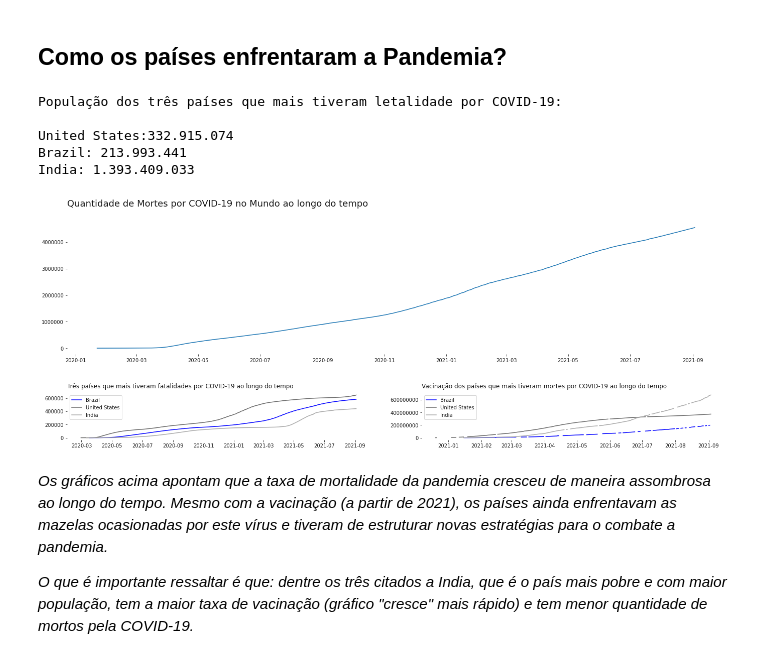
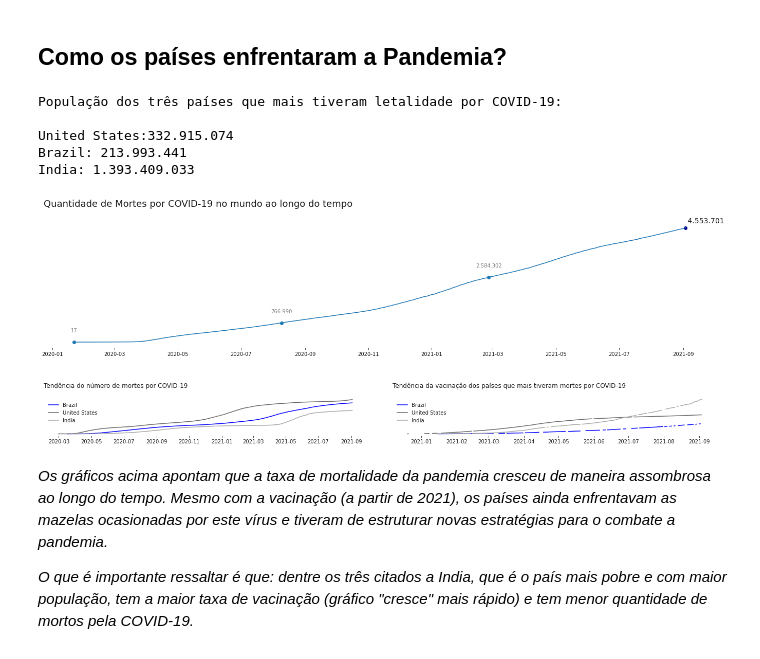
Before and after one commit to FerrazThales/Analysis_COVID_19, a Jupyter notebook: Panorama_da_COVID_19.ipynb, the cells around one changed output. Cells and saved outputs as stored; diff of their text form; code cells hidden in the pictures.

```diff
--- a/Panorama_da_COVID_19.ipynb
+++ b/Panorama_da_COVID_19.ipynb
@@ -415,40 +422,64 @@ ax3 = plt.subplot2grid(gridsize, (2, 1))
 ax1.set_frame_on(False)
 ax1.yaxis.set_major_formatter(ticker.FormatStrFormatter('%d'))
 ax1.plot(df_covid.loc[df_covid.location == 'World','total_deaths']);
-ax1.set_title('Quantidade de Mortes por COVID-19 no Mundo ao longo do tempo',loc='left',pad=30,fontdict={'fontsize':18})
+ax1.set_title('Quantidade de Mortes por COVID-19 no mundo ao longo do tempo',loc='left',pad=30,fontdict={'fontsize':18})
+
+#retirando o eixo y
+ax1.get_yaxis().set_visible(False)
+
+#colocando pontos no primeiro gráfico
+pontos = df_covid[df_covid.location == 'World']['total_deaths'][::200]
+ultimo_ponto = len(df_covid[df_covid.location == 'World']['total_deaths'])
+ultimo_ponto = df_covid[df_covid.location == 'World'][['total_deaths','population']][ultimo_ponto-1:]
+
+ax1.scatter(pontos.index,pontos.values)
+
+for i in range(len(pontos.index)):
+      ax1.text(pontos.index[i],pontos.values[i] + 400000,'{:,}'.format(int(pontos.values[i])).replace(',','.'),ha='center',fontsize=10,color='grey')
+
+
+ax1.scatter(ultimo_ponto.index,ultimo_ponto['total_deaths'],color='darkblue')
+ax1.text(ultimo_ponto.index,ultimo_ponto['total_deaths']+200000,s=' {:,}'.format(int(ultimo_ponto['total_deaths'][0])).replace(',','.'),fontsize=14)
+
 
 #segundo gráfico
 ax2.set_frame_on(False)
-ax2.set_title('Três países que mais tiveram fatalidades por COVID-19 ao longo do tempo',loc='left',pad=10)
+ax2.set_title('Tendência do número de mortes por COVID-19',loc='left',pad=20)
 ax2.plot(df_covid.loc[df_covid.location =='Brazil','total_deaths'],color='blue');
 ax2.plot(df_covid.loc[df_covid.location =='United States','total_deaths'],color='dimgrey');
 ax2.plot(df_covid.loc[df_covid.location =='India','total_deaths'],color='darkgrey');
-ax2.legend(['Brazil','United States','India'])
+ax2.legend(['Brazil','United States','India'],frameon=False)
+
+#retirando o eixo y
+ax2.get_yaxis().set_visible(False)
 
 #terceiro gráfico
 ax3.set_frame_on(False)
 ax3.yaxis.set_major_formatter(ticker.FormatStrFormatter('%d'))
-ax3.set_title('Vacinação dos países que mais tiveram mortes por COVID-19 ao longo do tempo',loc='left',pad=10)
+ax3.set_title('Tendência da vacinação dos países que mais tiveram mortes por COVID-19',loc='left',pad=20)
 ax3.plot(df_covid.loc[df_covid.location =='Brazil','total_vaccinations'],color='blue');
 ax3.plot(df_covid.loc[df_covid.location =='United States','total_vaccinations'],color='dimgrey');
 ax3.plot(df_covid.loc[df_covid.location =='India','total_vaccinations'],color='darkgrey');
-ax3.legend(['Brazil','United States','India'],loc='upper left')
+ax3.legend(['Brazil','United States','India'],loc='upper left',frameon=False)
+
+#retirando o eixo y
+ax3.get_yaxis().set_visible(False)
 
 #plotando os gráficos
-plt.tight_layout(pad=4.0);
+plt.tight_layout(pad=5.0);
 
 #População dos três países que mais tiveram letaldiade por covid-19:
 print('População dos três países que mais tiveram letalidade por COVID-19:\n')
 print('United States:{:,}'.format(int(df_covid.loc[df_covid.location =='United States']['population'][0])).replace(',','.'))
 print('Brazil: {:,}'.format(int(df_covid.loc[df_covid.location =='Brazil']['population'][0])).replace(',','.'))
 print('India: {:,}\n'.format(int(df_covid.loc[df_covid.location =='India']['population'][0])).replace(',','.'))
 # %% [output]
 População dos três países que mais tiveram letalidade por COVID-19:
 
 United States:332.915.074
 Brazil: 213.993.441
 India: 1.393.409.033
-[figure, old version]
+[figure, new version]
 # %% [markdown]
 *Os gráficos acima apontam que a taxa de mortalidade da pandemia cresceu de maneira assombrosa ao longo do tempo. Mesmo com a vacinação (a partir de 2021), os países ainda enfrentavam as mazelas ocasionadas por este vírus e tiveram de estruturar novas estratégias para o combate a pandemia.*
 
```
Also changed, not shown: parts of 11 cells of this notebook.
